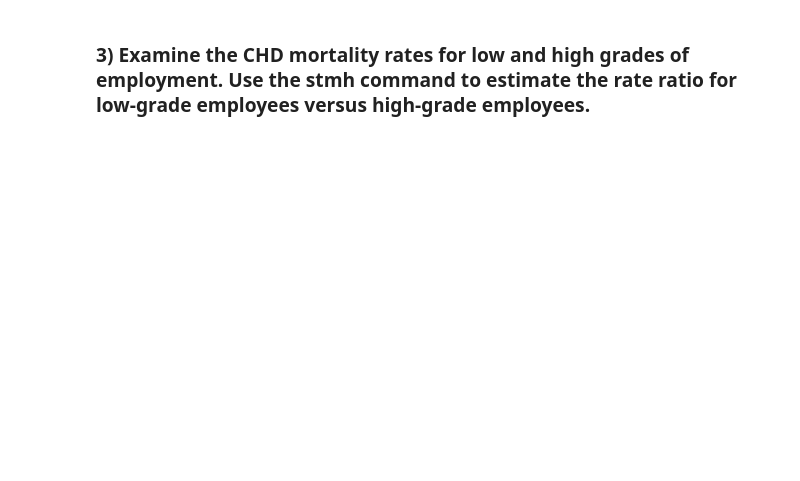
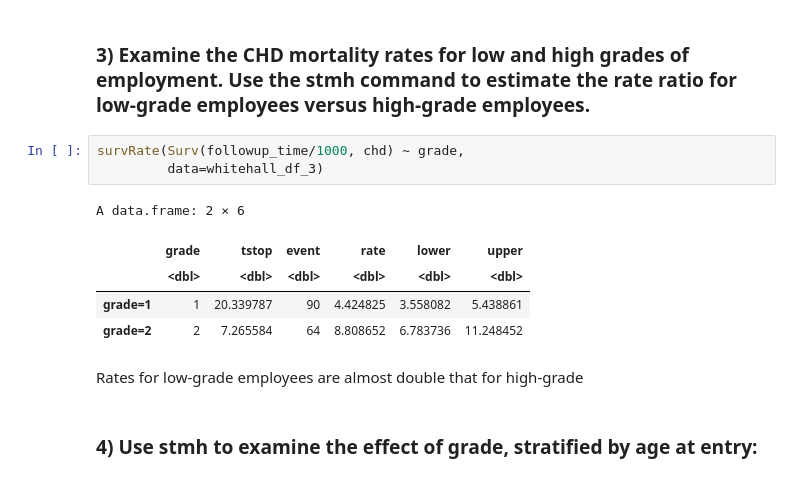
Before and after one commit to pgcudahy/LSHTM_EPM_202, a Jupyter notebook: Practical 2.ipynb, the cells around one changed output. Cells and saved outputs as stored; diff of their text form; blank space fills up the shorter version.

```diff
--- a/Practical 2.ipynb
+++ b/Practical 2.ipynb
@@ -288,2 +350,15 @@ To examine whether the crude RR estimate for low grade, RR=2.31, is confounded b
 # %% [markdown]
 ### 3) Examine the CHD mortality rates for low and high grades of employment. Use the stmh command to estimate the rate ratio for low-grade employees versus high-grade employees.
+# %%
+survRate(Surv(followup_time/1000, chd) ~ grade,
+         data=whitehall_df_3)
+# %% [output]
+A data.frame: 2 × 6
+|  | grade | tstop | event | rate | lower | upper |
+|  | <dbl> | <dbl> | <dbl> | <dbl> | <dbl> | <dbl> |
+| grade=1 | 1 | 20.339787 | 90 | 4.424825 | 3.558082 | 5.438861 |
+| grade=2 | 2 | 7.265584 | 64 | 8.808652 | 6.783736 | 11.248452 |
+# %% [markdown]
+Rates for low-grade employees are almost double that for high-grade
+# %% [markdown]
+### 4) Use stmh to examine the effect of grade, stratified by age at entry:
```
Also changed, not shown: parts of 16 cells of this notebook, 2 other files.
